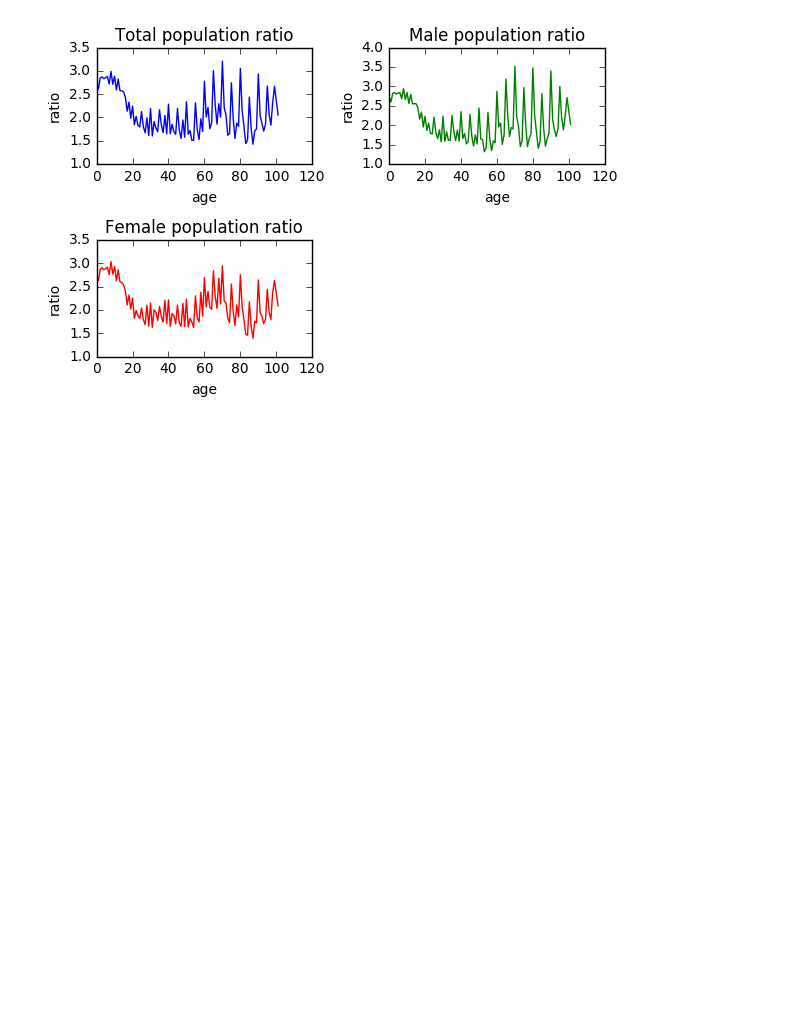
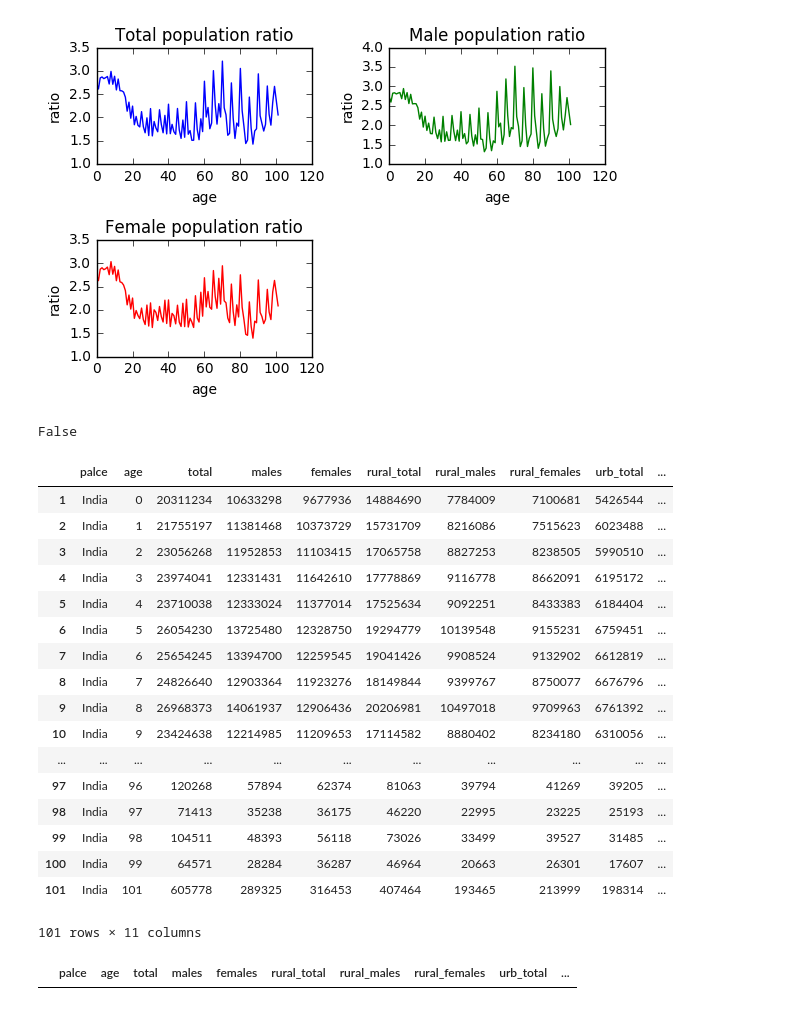
Before and after one commit to AkashGutha/indian-population, a Jupyter notebook: indian population.ipynb, the cells around one changed output. Drawn from its saved outputs; the diff is of its cells as text; code cells hidden in the pictures; blank space fills up the shorter version.

```diff
--- a/indian population.ipynb
+++ b/indian population.ipynb
@@ -259,3 +259,32 @@ p.tight_layout()
 p.show()
 # %% [output]
 [figure]
+# %%
+df.isnull().values.any()
+# %% [output]
+False
+# %%
+df
+# %% [output]
+|  | palce | age | total | males | females | rural_total | rural_males | rural_females | urb_total | ... |
+| 1 | India | 0 | 20311234 | 10633298 | 9677936 | 14884690 | 7784009 | 7100681 | 5426544 | ... |
+| 2 | India | 1 | 21755197 | 11381468 | 10373729 | 15731709 | 8216086 | 7515623 | 6023488 | ... |
+| 3 | India | 2 | 23056268 | 11952853 | 11103415 | 17065758 | 8827253 | 8238505 | 5990510 | ... |
+| 4 | India | 3 | 23974041 | 12331431 | 11642610 | 17778869 | 9116778 | 8662091 | 6195172 | ... |
+| 5 | India | 4 | 23710038 | 12333024 | 11377014 | 17525634 | 9092251 | 8433383 | 6184404 | ... |
+| 6 | India | 5 | 26054230 | 13725480 | 12328750 | 19294779 | 10139548 | 9155231 | 6759451 | ... |
+| 7 | India | 6 | 25654245 | 13394700 | 12259545 | 19041426 | 9908524 | 9132902 | 6612819 | ... |
+| 8 | India | 7 | 24826640 | 12903364 | 11923276 | 18149844 | 9399767 | 8750077 | 6676796 | ... |
+| 9 | India | 8 | 26968373 | 14061937 | 12906436 | 20206981 | 10497018 | 9709963 | 6761392 | ... |
+| 10 | India | 9 | 23424638 | 12214985 | 11209653 | 17114582 | 8880402 | 8234180 | 6310056 | ... |
+| ... | ... | ... | ... | ... | ... | ... | ... | ... | ... | ... |
+| 97 | India | 96 | 120268 | 57894 | 62374 | 81063 | 39794 | 41269 | 39205 | ... |
+| 98 | India | 97 | 71413 | 35238 | 36175 | 46220 | 22995 | 23225 | 25193 | ... |
+| 99 | India | 98 | 104511 | 48393 | 56118 | 73026 | 33499 | 39527 | 31485 | ... |
+| 100 | India | 99 | 64571 | 28284 | 36287 | 46964 | 20663 | 26301 | 17607 | ... |
+| 101 | India | 101 | 605778 | 289325 | 316453 | 407464 | 193465 | 213999 | 198314 | ... |
+101 rows × 11 columns
+# %%
+df.loc[df["total"]<50]
+# %% [output]
+|  | palce | age | total | males | females | rural_total | rural_males | rural_females | urb_total | ... |
```
Also changed, not shown: parts of 1 cell of this notebook, 1 other file.
